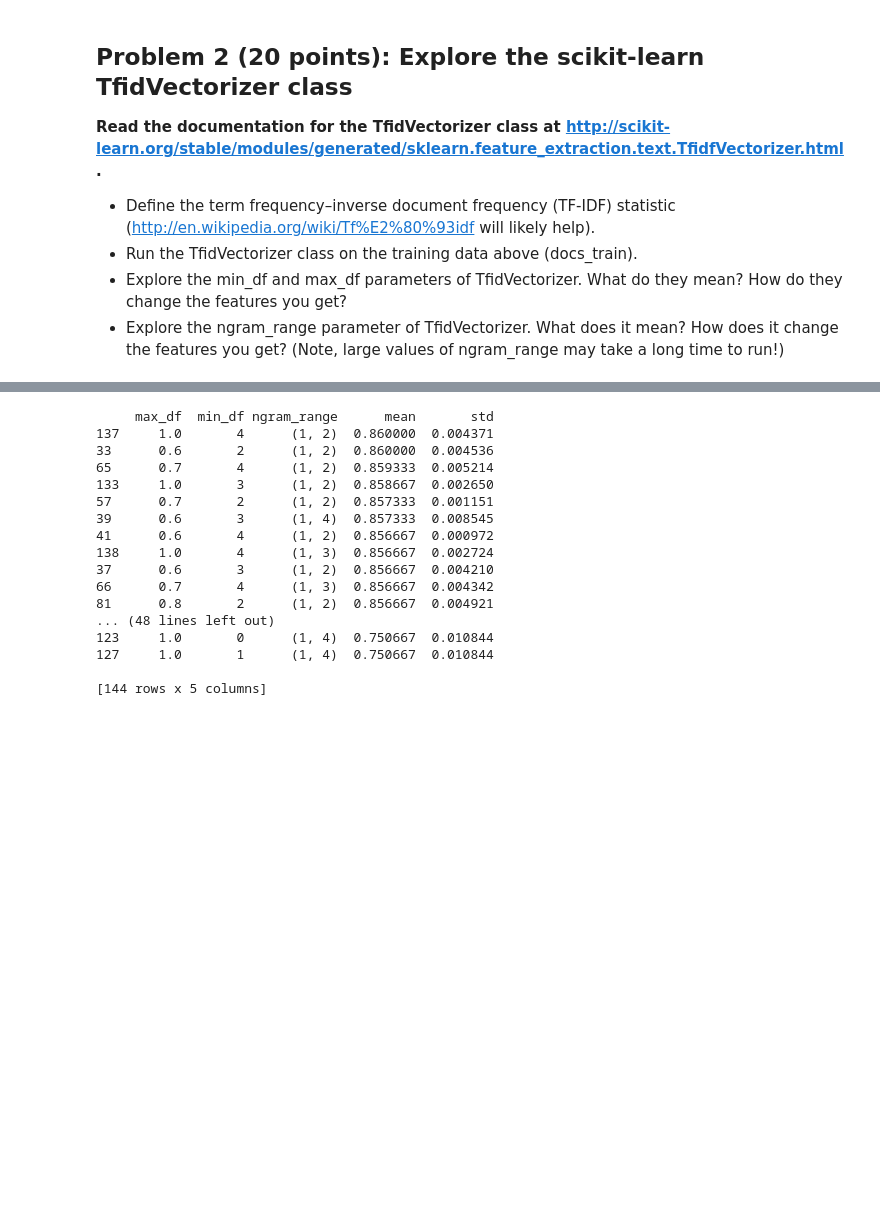
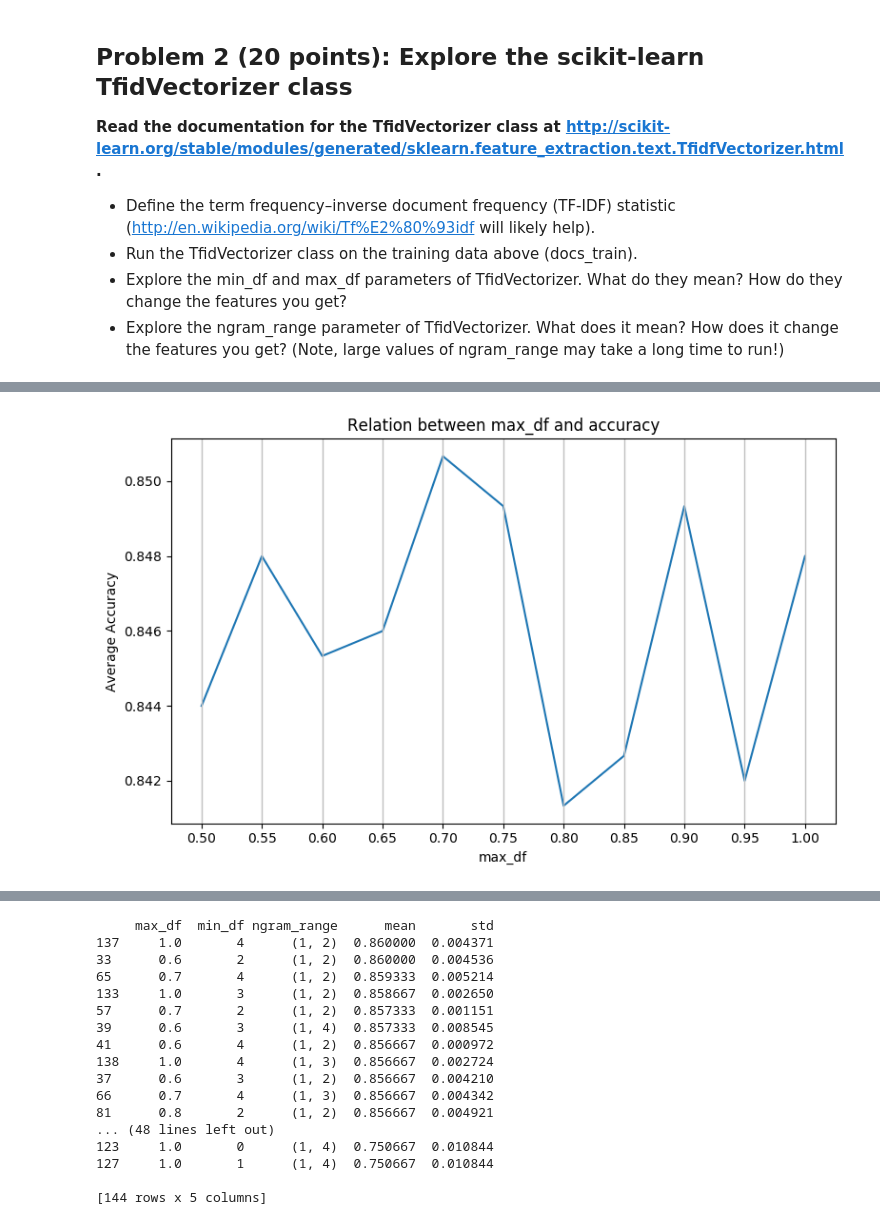
Before and after one commit to DS501-17Fall/Project-03, a Jupyter notebook: CaseStudy3.ipynb, the cells around one changed output, grey strips where cells are left out. Cells and saved outputs as stored; diff of their text form; code cells hidden in the pictures; blank space fills up the shorter version.

```diff
--- a/CaseStudy3.ipynb
+++ b/CaseStudy3.ipynb
@@ -178,0 +224,47 @@ The lower and upper boundary of the range of n-values for different n-grams to b
+# %%
+from sklearn.feature_extraction.text import TfidfVectorizer
+from sklearn.svm import LinearSVC
+from sklearn.pipeline import Pipeline
+from sklearn.model_selection import GridSearchCV
+from sklearn.datasets import load_files
+from sklearn.model_selection import train_test_split
+import matplotlib.pyplot as plt
+import numpy
+
+if __name__ == "__main__":
+    movie_reviews_data_folder = 'txt_sentoken'
+    dataset = load_files(movie_reviews_data_folder, shuffle=False)
+
+    docs_train, docs_test, y_train, y_test = train_test_split(
+        dataset.data, dataset.target, test_size=0.25, random_state=None)
+
+    pipeline = Pipeline([
+        ('vect', TfidfVectorizer()),
+        ('clf', LinearSVC(C=1000)),
+    ])
+
+    parameters = {
+        'vect__max_df': [i for i in numpy.arange(0.5, 1.05, 0.05)],
+    }
+    grid_search = GridSearchCV(pipeline, parameters, n_jobs=-1)
+    grid_search.fit(docs_train, y_train)
+    n_candidates = len(grid_search.cv_results_['params'])
+
+    max_df = []
+    mean = []
+    for i in range(n_candidates):
+        max_df.append(grid_search.cv_results_['params'][i]['vect__max_df'])
+        mean.append(grid_search.cv_results_['mean_test_score'][i])
+
+    plt.figure(figsize=(8, 5), dpi=100)
+    plt.plot(max_df, mean)
+    plt.xticks(max_df)
+    for i in max_df:
+        plt.axvline(x=i, linewidth=1, color='silver')
+    plt.xlabel("max_df")
+    plt.ylabel("Average Accuracy")
+    plt.title("Relation between max_df and accuracy")
+    plt.tight_layout()
+    plt.show()
+# %% [output]
+[figure, added]
```
Also changed, not shown: parts of 6 cells of this notebook, 4 other files.
